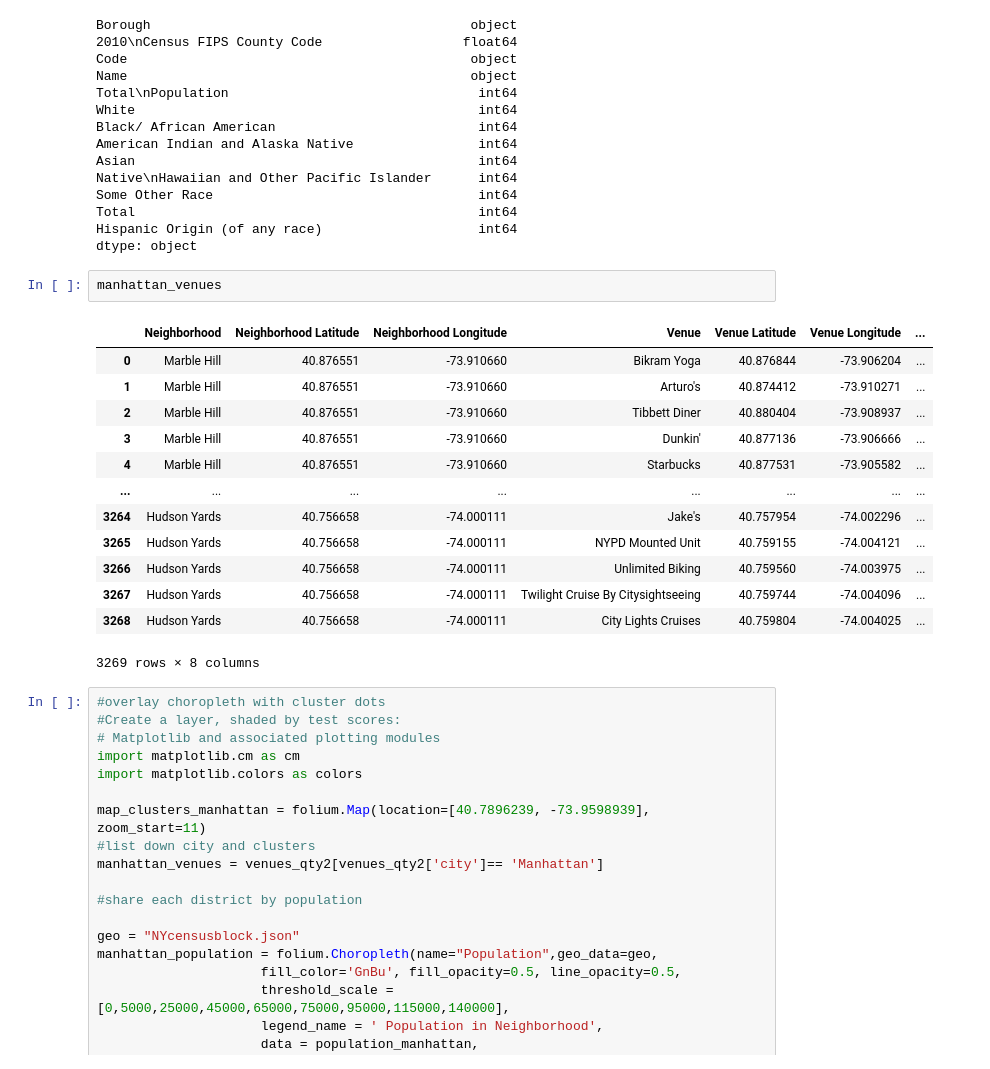
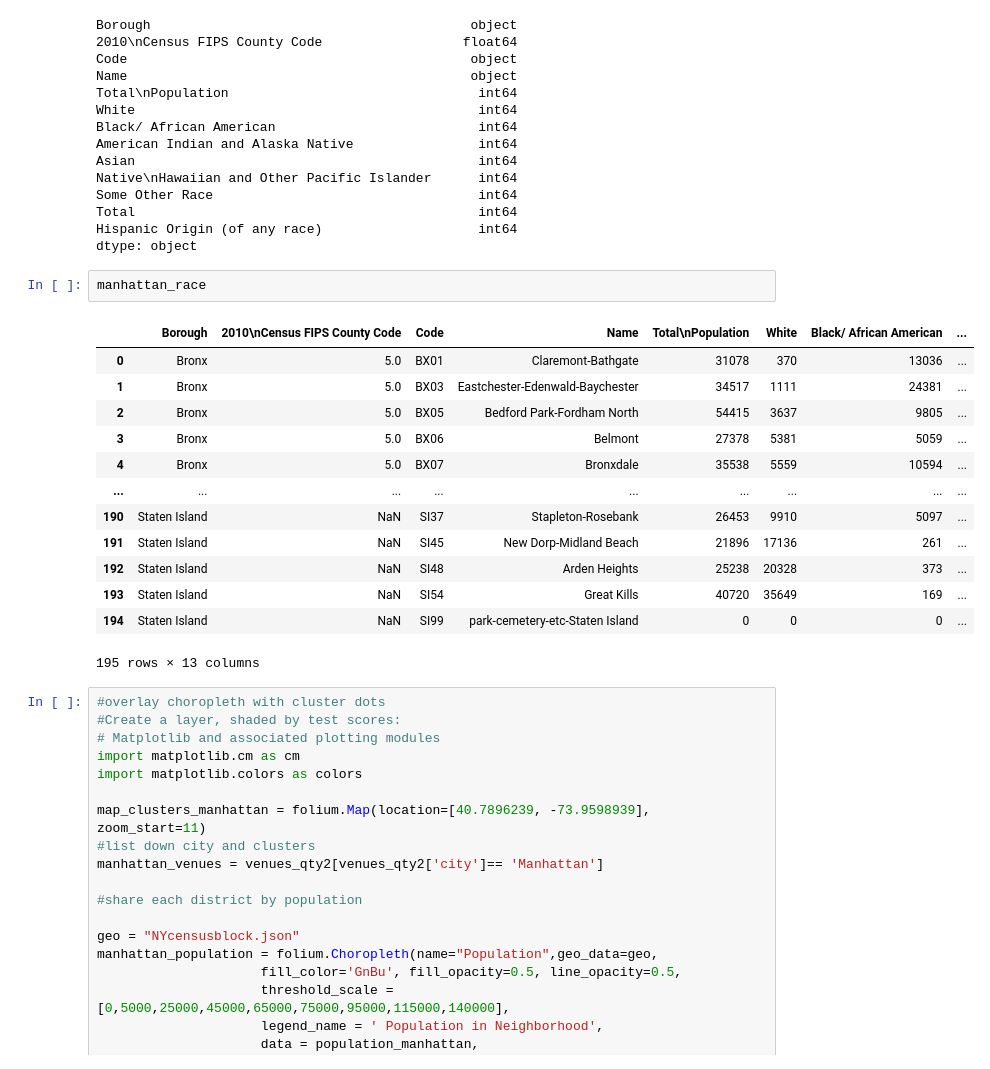
Before and after one commit to fmazlan1/Coursera_Capstone, a Jupyter notebook: The Battle of the Neighborhoods - week 2.ipynb, the cells around one changed output. Cells and saved outputs as stored; diff of their text form.

```diff
--- a/The Battle of the Neighborhoods - week 2.ipynb
+++ b/The Battle of the Neighborhoods - week 2.ipynb
@@ -1305,22 +1303,22 @@ Some Other Race                                  int64
 Total                                            int64
 Hispanic Origin (of any race)                    int64
 dtype: object
-# %%
-manhattan_venues
-# %% [output]
-|  | Neighborhood | Neighborhood Latitude | Neighborhood Longitude | Venue | Venue Latitude | Venue Longitude | ... |
-| 0 | Marble Hill | 40.876551 | -73.910660 | Bikram Yoga | 40.876844 | -73.906204 | ... |
-| 1 | Marble Hill | 40.876551 | -73.910660 | Arturo's | 40.874412 | -73.910271 | ... |
-| 2 | Marble Hill | 40.876551 | -73.910660 | Tibbett Diner | 40.880404 | -73.908937 | ... |
-| 3 | Marble Hill | 40.876551 | -73.910660 | Dunkin' | 40.877136 | -73.906666 | ... |
-| 4 | Marble Hill | 40.876551 | -73.910660 | Starbucks | 40.877531 | -73.905582 | ... |
-| ... | ... | ... | ... | ... | ... | ... | ... |
-| 3264 | Hudson Yards | 40.756658 | -74.000111 | Jake's | 40.757954 | -74.002296 | ... |
-| 3265 | Hudson Yards | 40.756658 | -74.000111 | NYPD Mounted Unit | 40.759155 | -74.004121 | ... |
-| 3266 | Hudson Yards | 40.756658 | -74.000111 | Unlimited Biking | 40.759560 | -74.003975 | ... |
-| 3267 | Hudson Yards | 40.756658 | -74.000111 | Twilight Cruise By Citysightseeing | 40.759744 | -74.004096 | ... |
-| 3268 | Hudson Yards | 40.756658 | -74.000111 | City Lights Cruises | 40.759804 | -74.004025 | ... |
-3269 rows × 8 columns
+# %%
+manhattan_race
+# %% [output]
+|  | Borough | 2010\nCensus FIPS County Code | Code | Name | Total\nPopulation | White | Black/ African American | ... |
+| 0 | Bronx | 5.0 | BX01 | Claremont-Bathgate | 31078 | 370 | 13036 | ... |
+| 1 | Bronx | 5.0 | BX03 | Eastchester-Edenwald-Baychester | 34517 | 1111 | 24381 | ... |
+| 2 | Bronx | 5.0 | BX05 | Bedford Park-Fordham North | 54415 | 3637 | 9805 | ... |
+| 3 | Bronx | 5.0 | BX06 | Belmont | 27378 | 5381 | 5059 | ... |
+| 4 | Bronx | 5.0 | BX07 | Bronxdale | 35538 | 5559 | 10594 | ... |
+| ... | ... | ... | ... | ... | ... | ... | ... | ... |
+| 190 | Staten Island | NaN | SI37 | Stapleton-Rosebank | 26453 | 9910 | 5097 | ... |
+| 191 | Staten Island | NaN | SI45 | New Dorp-Midland Beach | 21896 | 17136 | 261 | ... |
+| 192 | Staten Island | NaN | SI48 | Arden Heights | 25238 | 20328 | 373 | ... |
+| 193 | Staten Island | NaN | SI54 | Great Kills | 40720 | 35649 | 169 | ... |
+| 194 | Staten Island | NaN | SI99 | park-cemetery-etc-Staten Island | 0 | 0 | 0 | ... |
+195 rows × 13 columns
 # %%
 #overlay choropleth with cluster dots
 #Create a layer, shaded by test scores:
```
Also changed, not shown: parts of 1 cell of this notebook.
